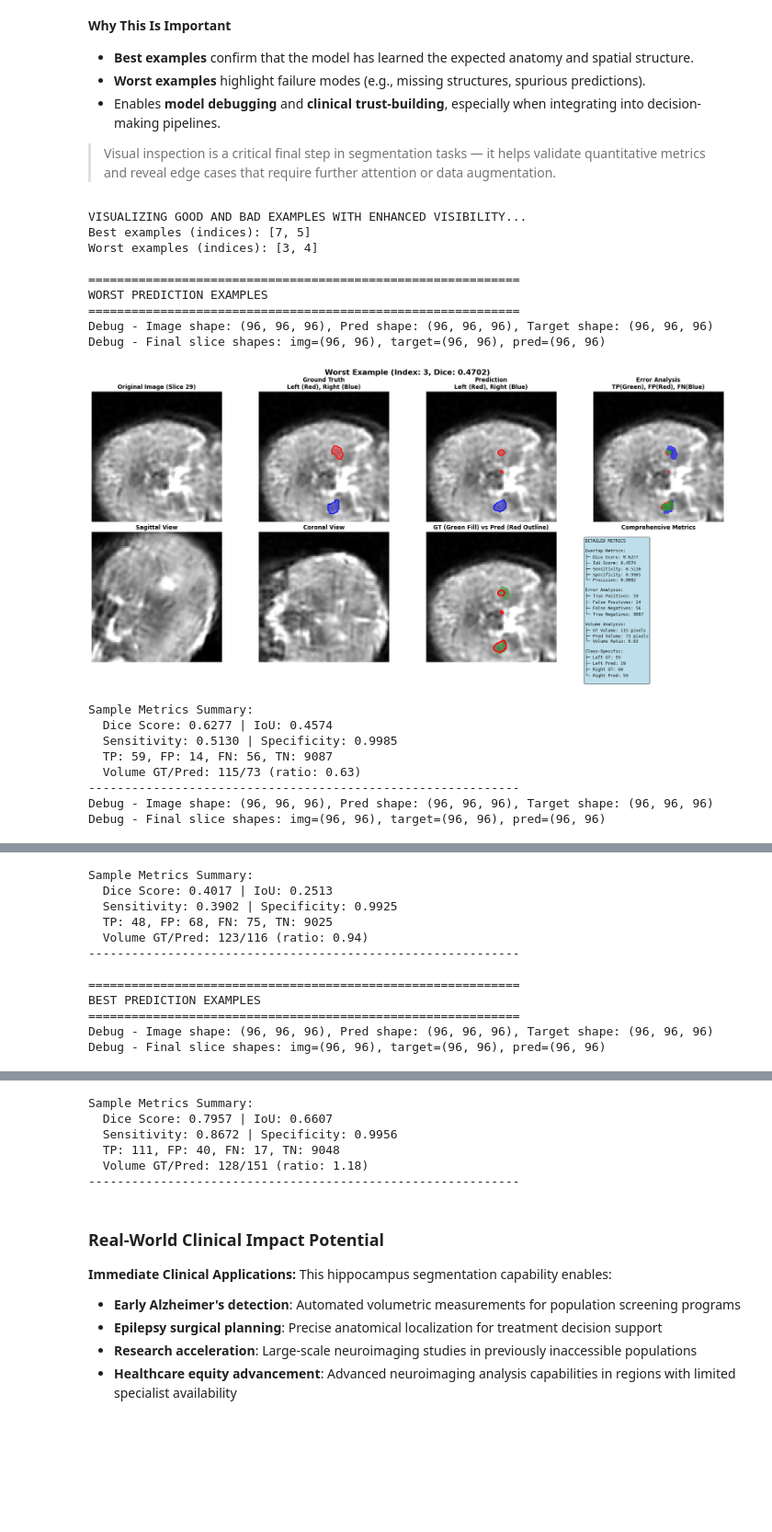
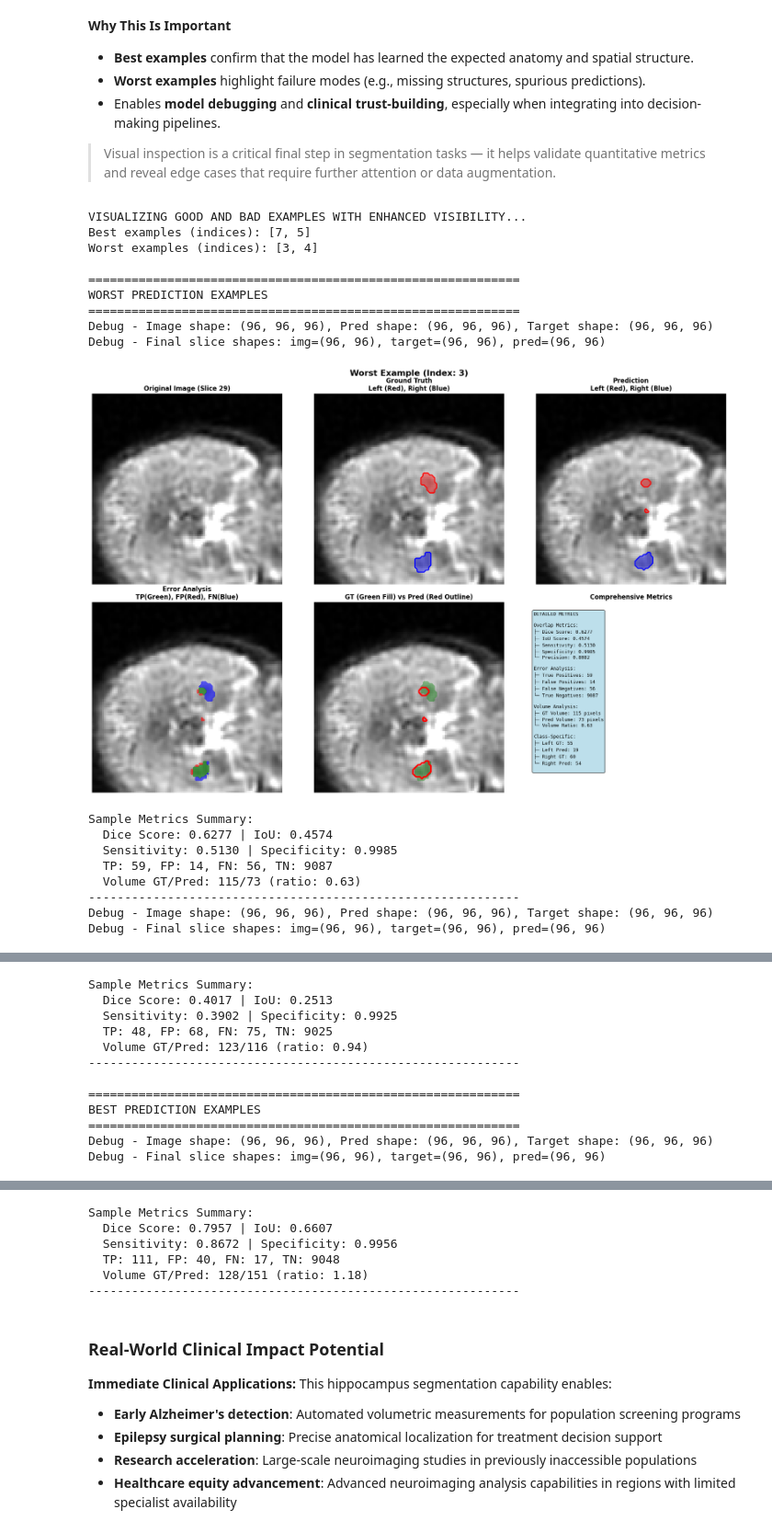
Before and after one commit to BioMedIA-MBZUAI/RISE-Summer-School, a Jupyter notebook: Day_3_Hippocampus_Segmentation.ipynb, the cells around one changed output, grey strips where cells are left out. Shown at 92% size. Drawn from its saved outputs; the diff is of its cells as text; code cells hidden in the pictures; blank space fills up the shorter version.

```diff
--- a/Day_3_Hippocampus_Segmentation.ipynb
+++ b/Day_3_Hippocampus_Segmentation.ipynb
@@ -1573,7 +1573,7 @@ def visualize_prediction_examples(images, predictions, targets, num_examples=2):
     for idx in worst_indices:
         dice_score = [x[1] for x in individual_dice_scores if x[0] == idx][0]
         visualize_single_example(images[idx], predictions[idx], targets[idx],
-                               f"Worst Example (Index: {idx}, Dice: {dice_score:.4f})")
+                               f"Worst Example (Index: {idx})")
 
     # Visualize best examples
     print("\n" + "="*60)
@@ -1583,7 +1583,7 @@ def visualize_prediction_examples(images, predictions, targets, num_examples=2):
     for idx in best_indices:
         dice_score = [x[1] for x in individual_dice_scores if x[0] == idx][0]
         visualize_single_example(images[idx], predictions[idx], targets[idx],
-                               f"Best Example (Index: {idx}, Dice: {dice_score:.4f})")
+                               f"Best Example (Index: {idx})")
 
 def visualize_single_example(image, prediction, target, title):
     """Visualize a single prediction example with masks overlayed on images"""
@@ -1615,31 +1615,23 @@ def visualize_single_example(image, prediction, target, title):
         img_slice = image_np[:, :, best_slice]
         target_slice = target_np[:, :, best_slice]
         pred_slice = pred_np[:, :, best_slice]
-
-        # Additional views with bounds checking
-        mid_sagittal = min(image_np.shape[0] // 2, image_np.shape[0] - 1)
-        mid_coronal = min(image_np.shape[1] // 2, image_np.shape[1] - 1)
-        sagittal_view = image_np[mid_sagittal, :, :]
-        coronal_view = image_np[:, mid_coronal, :]
     else:
         # Already 2D data or single slice
         img_slice = np.squeeze(image_np)
         target_slice = np.squeeze(target_np)
         pred_slice = np.squeeze(pred_np)
         best_slice = 0
-        sagittal_view = img_slice.copy()
-        coronal_view = img_slice.copy()
 
     print(f"Debug - Final slice shapes: img={img_slice.shape}, target={target_slice.shape}, pred={pred_slice.shape}")
 
     # Create enhanced visualization
-    fig, axes = plt.subplots(2, 4, figsize=(20, 10))
+    fig, axes = plt.subplots(2, 3, figsize=(18, 12))
     fig.suptitle(title, fontsize=16, fontweight='bold')
 
     # Set up consistent image display parameters
     vmin, vmax = np.percentile(img_slice, [2, 98])
 
-    # Row 1: Original, GT, Prediction, Error Analysis
+    # Row 1: Original, GT, Prediction
 
     # 1. Original image
     axes[0, 0].imshow(img_slice, cmap='gray', vmin=vmin, vmax=vmax)
@@ -1682,8 +1674,10 @@ def visualize_single_example(image, prediction, target, title):
     axes[0, 2].set_title('Prediction\nLeft (Red), Right (Blue)', fontweight='bold')
     axes[0, 2].axis('off')
 
+    # Row 2: Error Analysis, GT vs Prediction comparison, Metrics
+
     # 4. Error Analysis
-    axes[0, 3].imshow(img_slice, cmap='gray', vmin=vmin, vmax=vmax)
+    axes[1, 0].imshow(img_slice, cmap='gray', vmin=vmin, vmax=vmax)
 
     # Calculate error maps
     gt_binary = (target_slice > 0).astype(bool)
@@ -1696,43 +1690,29 @@ def visualize_single_example(image, prediction, target, title):
 
     # Draw error regions with different colors
     if np.any(tp_mask):
-        axes[0, 3].contourf(tp_mask.astype(int), colors=['green'], alpha=0.6, levels=[0.5, 1])
+        axes[1, 0].contourf(tp_mask.astype(int), colors=['green'], alpha=0.6, levels=[0.5, 1])
     if np.any(fp_mask):
-        axes[0, 3].contourf(fp_mask.astype(int), colors=['red'], alpha=0.6, levels=[0.5, 1])
+        axes[1, 0].contourf(fp_mask.astype(int), colors=['red'], alpha=0.6, levels=[0.5, 1])
     if np.any(fn_mask):
-        axes[0, 3].contourf(fn_mask.astype(int), colors=['blue'], alpha=0.6, levels=[0.5, 1])
+        axes[1, 0].contourf(fn_mask.astype(int), colors=['blue'], alpha=0.6, levels=[0.5, 1])
 
-    axes[0, 3].set_title('Error Analysis\nTP(Green), FP(Red), FN(Blue)', fontweight='bold')
-    axes[0, 3].axis('off')
-
-    # Row 2: Different views and detailed analysis
-
-    # 5. Sagittal view
-    sag_vmin, sag_vmax = np.percentile(sagittal_view, [2, 98])
-    axes[1, 0].imshow(sagittal_view, cmap='gray', vmin=sag_vmin, vmax=sag_vmax)
-    axes[1, 0].set_title('Sagittal View', fontweight='bold')
+    axes[1, 0].set_title('Error Analysis\nTP(Green), FP(Red), FN(Blue)', fontweight='bold')
     axes[1, 0].axis('off')
 
-    # 6. Coronal view
-    cor_vmin, cor_vmax = np.percentile(coronal_view, [2, 98])
-    axes[1, 1].imshow(coronal_view, cmap='gray', vmin=cor_vmin, vmax=cor_vmax)
-    axes[1, 1].set_title('Coronal View', fontweight='bold')
-    axes[1, 1].axis('off')
-
-    # 7. GT vs Prediction comparison
-    axes[1, 2].imshow(img_slice, cmap='gray', vmin=vmin, vmax=vmax)
+    # 5. GT vs Prediction comparison
+    axes[1, 1].imshow(img_slice, cmap='gray', vmin=vmin, vmax=vmax)
 
     # Show GT as filled regions and predictions as outlines
     if np.any(gt_binary):
-        axes[1, 2].contourf(gt_binary.astype(int), colors=['green'], alpha=0.4, levels=[0.5, 1])
+        axes[1, 1].contourf(gt_binary.astype(int), colors=['green'], alpha=0.4, levels=[0.5, 1])
 
     if np.any(pred_binary):
-        axes[1, 2].contour(pred_binary.astype(int), colors=['red'], linewidths=3, levels=[0.5])
+        axes[1, 1].contour(pred_binary.astype(int), colors=['red'], linewidths=3, levels=[0.5])
 
-    axes[1, 2].set_title('GT (Green Fill) vs Pred (Red Outline)', fontweight='bold')
-    axes[1, 2].axis('off')
+    axes[1, 1].set_title('GT (Green Fill) vs Pred (Red Outline)', fontweight='bold')
+    axes[1, 1].axis('off')
 
-    # 8. Detailed metrics
+    # 6. Detailed metrics
     intersection = np.sum(tp_mask)
     union = np.sum(gt_binary | pred_binary)
     dice = (2.0 * intersection) / (np.sum(pred_binary) + np.sum(gt_binary) + 1e-8)
@@ -1777,40 +1757,40 @@ Class-Specific:
 ├─ Right GT: {int(np.sum(target_slice == 2))}
 └─ Right Pred: {int(np.sum(pred_slice == 2))}
     """
 
-    axes[1, 3].text(0.05, 0.95, metrics_text, fontsize=9, verticalalignment='top',
+    axes[1, 2].text(0.05, 0.95, metrics_text, fontsize=9, verticalalignment='top',
                    bbox=dict(boxstyle="round,pad=0.3", facecolor="lightblue", alpha=0.8),
-                   fontfamily='monospace', transform=axes[1, 3].transAxes)
-    axes[1, 3].set_xlim(0, 1)
-    axes[1, 3].set_ylim(0, 1)
-    axes[1, 3].axis('off')
-    axes[1, 3].set_title('Comprehensive Metrics', fontweight='bold')
+                   fontfamily='monospace', transform=axes[1, 2].transAxes)
+    axes[1, 2].set_xlim(0, 1)
+    axes[1, 2].set_ylim(0, 1)
+    axes[1, 2].axis('off')
+    axes[1, 2].set_title('Comprehensive Metrics', fontweight='bold')
 
     plt.tight_layout()
     plt.show()
 
     # Print summary to console
     print(f"Sample Metrics Summary:")
     print(f"  Dice Score: {dice:.4f} | IoU: {iou:.4f}")
     print(f"  Sensitivity: {sensitivity:.4f} | Specificity: {specificity:.4f}")
     print(f"  TP: {tp_count}, FP: {fp_count}, FN: {fn_count}, TN: {tn_count}")
     print(f"  Volume GT/Pred: {target_volume}/{pred_volume} (ratio: {pred_volume/(target_volume+1e-8):.2f})")
     print("-" * 60)
 
 # Visualize examples with enhanced visibility
 print("VISUALIZING GOOD AND BAD EXAMPLES WITH ENHANCED VISIBILITY...")
 visualize_prediction_examples(test_images, test_predictions, test_targets, num_examples=2)
 # %% [output]
 VISUALIZING GOOD AND BAD EXAMPLES WITH ENHANCED VISIBILITY...
 Best examples (indices): [7, 5]
 Worst examples (indices): [3, 4]
 
 ============================================================
 WORST PREDICTION EXAMPLES
 ============================================================
 Debug - Image shape: (96, 96, 96), Pred shape: (96, 96, 96), Target shape: (96, 96, 96)
 Debug - Final slice shapes: img=(96, 96), target=(96, 96), pred=(96, 96)
-[figure, old version]
+[figure, new version]
 Sample Metrics Summary:
   Dice Score: 0.6277 | IoU: 0.4574
   Sensitivity: 0.5130 | Specificity: 0.9985
```
Also changed, not shown: parts of 1 cell of this notebook.
